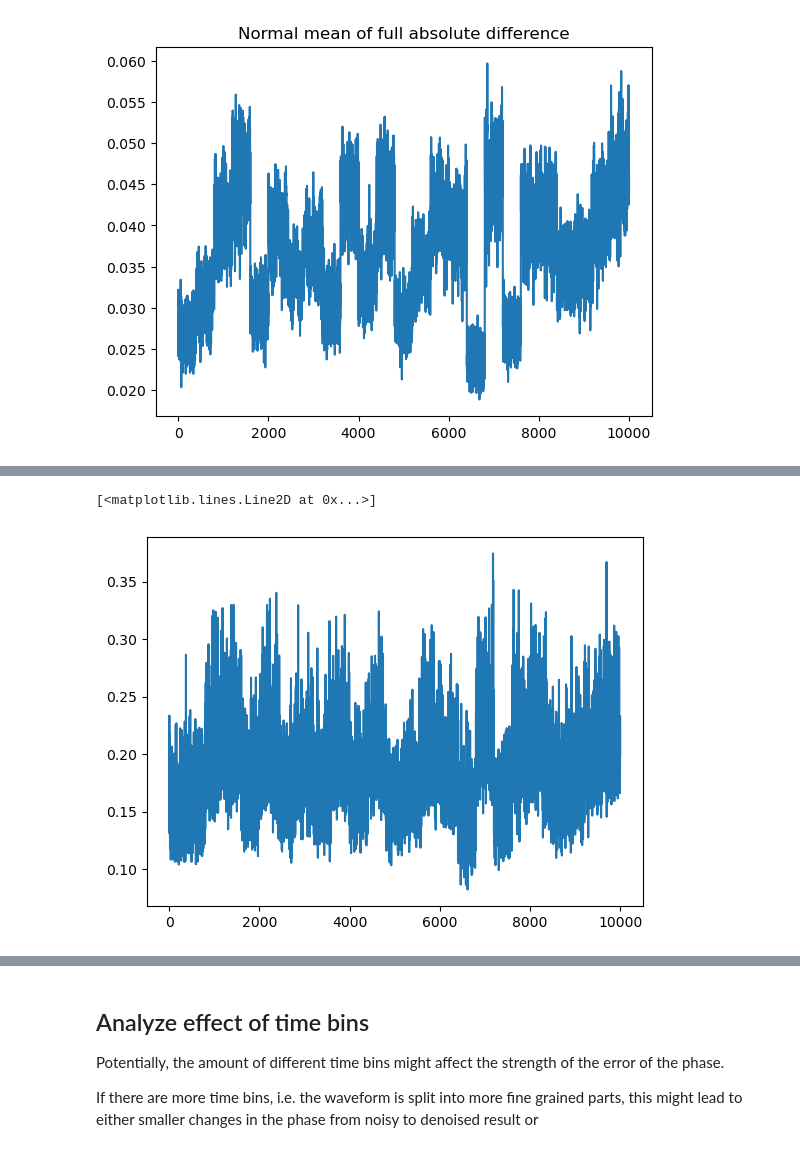
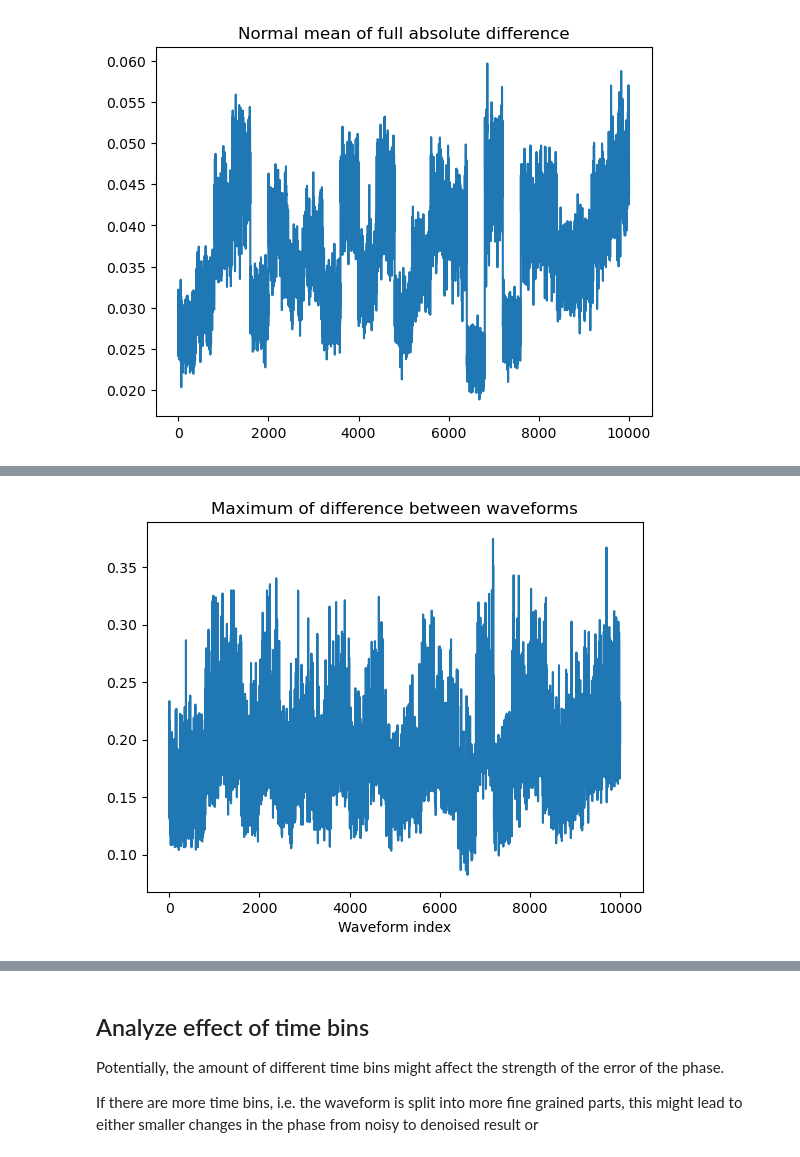
Before and after one commit to alexmundt/waveform-stft-denoise, a Jupyter notebook: Testing - Phase Differences.ipynb, the cells around one changed output, grey strips where cells are left out. Saved outputs shown, nothing was run; the diff lists cells and outputs as text; code cells hidden in the pictures.

```diff
--- a/Testing - Phase Differences.ipynb
+++ b/Testing - Phase Differences.ipynb
@@ -177,5 +191,7 @@ plt.show()
 # %%
 plt.plot(np.max(diff_mixed_pure, axis=1))
+plt.title("Maximum of difference between waveforms")
+plt.xlabel("Waveform index")
+plt.show()
 # %% [output]
-[<matplotlib.lines.Line2D at 0x...>]
-[figure, old version]
+[figure, new version]
```
Also changed, not shown: parts of 13 cells of this notebook.
